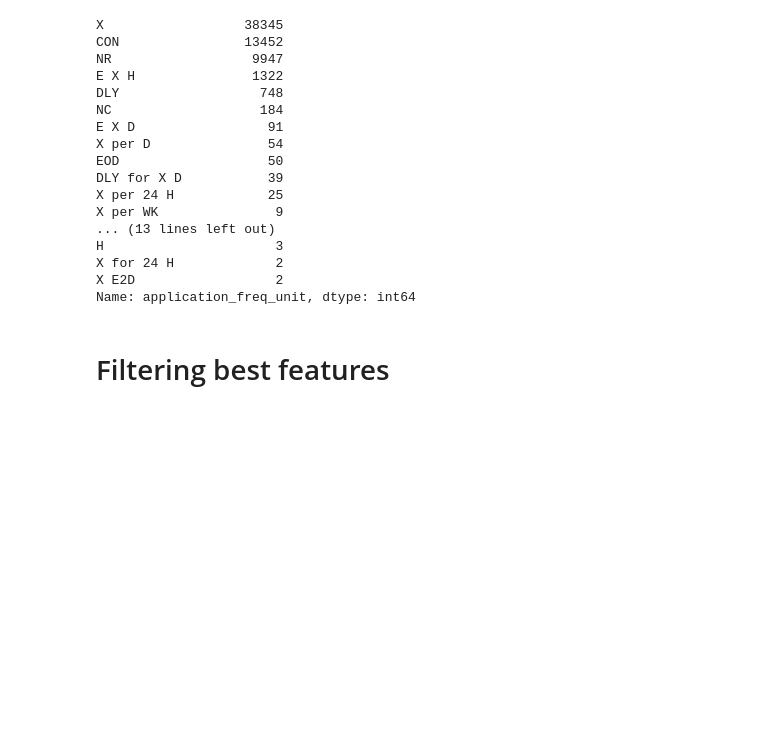
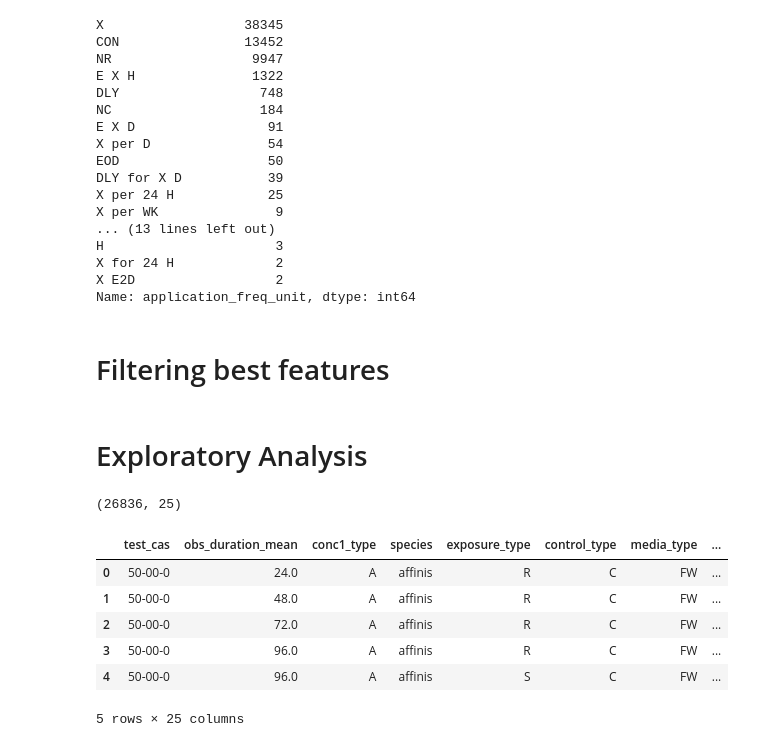
Before and after one commit to simonedambrosi/MLTOX-Simone, a Jupyter notebook: script sistemati/Data take 2.ipynb, the cells around one changed output. Saved outputs shown, nothing was run; the diff lists cells and outputs as text; code cells hidden in the pictures; blank space fills up the shorter version.

```diff
--- a/script sistemati/Data take 2.ipynb
+++ b/script sistemati/Data take 2.ipynb
@@ -744,3 +744,22 @@ Name: application_freq_unit, dtype: int64
 rp.loc[:,'application_freq_unit'] = rp.application_freq_unit.apply(lambda x: "X" if ('NR' in x) | ('NC' in x) else x)
 # %% [markdown]
 # Filtering best features
+# %% [markdown]
+# Exploratory Analysis
+# %%
+import pandas as pd
+import numpy as np
+import seaborn as sns
+
+db = pd.read_csv('data/lc_db_processed.csv').drop(columns = ['Unnamed: 0'])
+print(db.shape)
+db.head()
+# %% [output]
+(26836, 25)
+|  | test_cas | obs_duration_mean | conc1_type | species | exposure_type | control_type | media_type | ... |
+| 0 | 50-00-0 | 24.0 | A | affinis | R | C | FW | ... |
+| 1 | 50-00-0 | 48.0 | A | affinis | R | C | FW | ... |
+| 2 | 50-00-0 | 72.0 | A | affinis | R | C | FW | ... |
+| 3 | 50-00-0 | 96.0 | A | affinis | R | C | FW | ... |
+| 4 | 50-00-0 | 96.0 | A | affinis | S | C | FW | ... |
+5 rows × 25 columns
```
Also changed, not shown: parts of 6 cells of this notebook, 2 other files.
